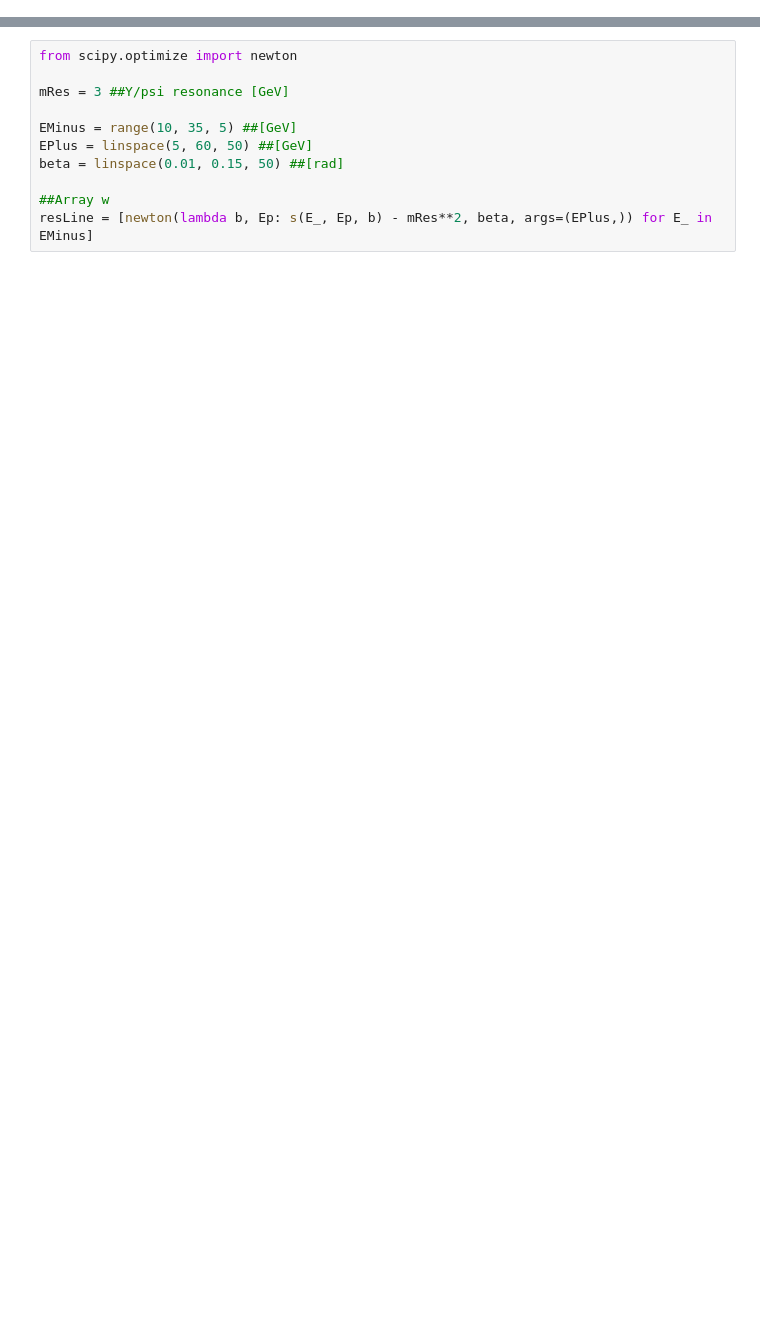
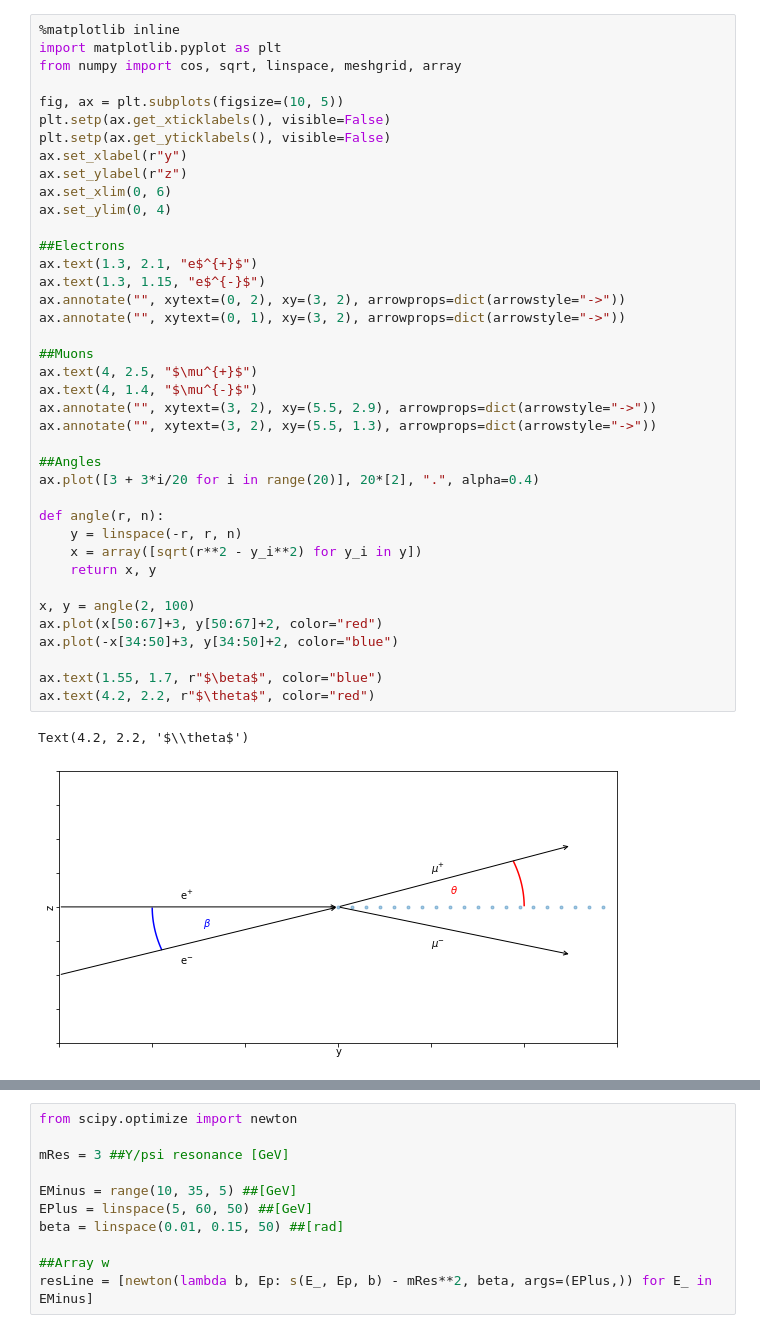
Before and after one commit to DaveBrun94/MuonCollider, a Jupyter notebook: notebook/cross.ipynb, the cells around one changed output, grey strips where cells are left out. Saved outputs shown, nothing was run; the diff lists cells and outputs as text; blank space fills up the shorter version.

Commit message:
Finished calculation for muon energy and added 2D illustration of collision

```diff
--- a/notebook/cross.ipynb
+++ b/notebook/cross.ipynb
@@ -32,0 +28,42 @@ IFrame('../collision.pdf', width=1000, height=700)
+# %%
+%matplotlib inline
+import matplotlib.pyplot as plt
+from numpy import cos, sqrt, linspace, meshgrid, array
+
+fig, ax = plt.subplots(figsize=(10, 5))
+plt.setp(ax.get_xticklabels(), visible=False)
+plt.setp(ax.get_yticklabels(), visible=False)
+ax.set_xlabel(r"y")
+ax.set_ylabel(r"z")
+ax.set_xlim(0, 6)
+ax.set_ylim(0, 4)
+
+##Electrons
+ax.text(1.3, 2.1, "e$^{+}$")
+ax.text(1.3, 1.15, "e$^{-}$")
+ax.annotate("", xytext=(0, 2), xy=(3, 2), arrowprops=dict(arrowstyle="->"))
+ax.annotate("", xytext=(0, 1), xy=(3, 2), arrowprops=dict(arrowstyle="->"))
+
+##Muons
+ax.text(4, 2.5, "$\mu^{+}$")
+ax.text(4, 1.4, "$\mu^{-}$")
+ax.annotate("", xytext=(3, 2), xy=(5.5, 2.9), arrowprops=dict(arrowstyle="->"))
+ax.annotate("", xytext=(3, 2), xy=(5.5, 1.3), arrowprops=dict(arrowstyle="->"))
+
+##Angles
+ax.plot([3 + 3*i/20 for i in range(20)], 20*[2], ".", alpha=0.4)
+
+def angle(r, n):
+    y = linspace(-r, r, n)
+    x = array([sqrt(r**2 - y_i**2) for y_i in y])
+    return x, y
+
+x, y = angle(2, 100)
+ax.plot(x[50:67]+3, y[50:67]+2, color="red")
+ax.plot(-x[34:50]+3, y[34:50]+2, color="blue")
+
+ax.text(1.55, 1.7, r"$\beta$", color="blue")
+ax.text(4.2, 2.2, r"$\theta$", color="red")
+# %% [output]
+Text(4.2, 2.2, '$\\theta$')
+[figure, added]
```
Also changed, not shown: parts of 6 cells of this notebook.
